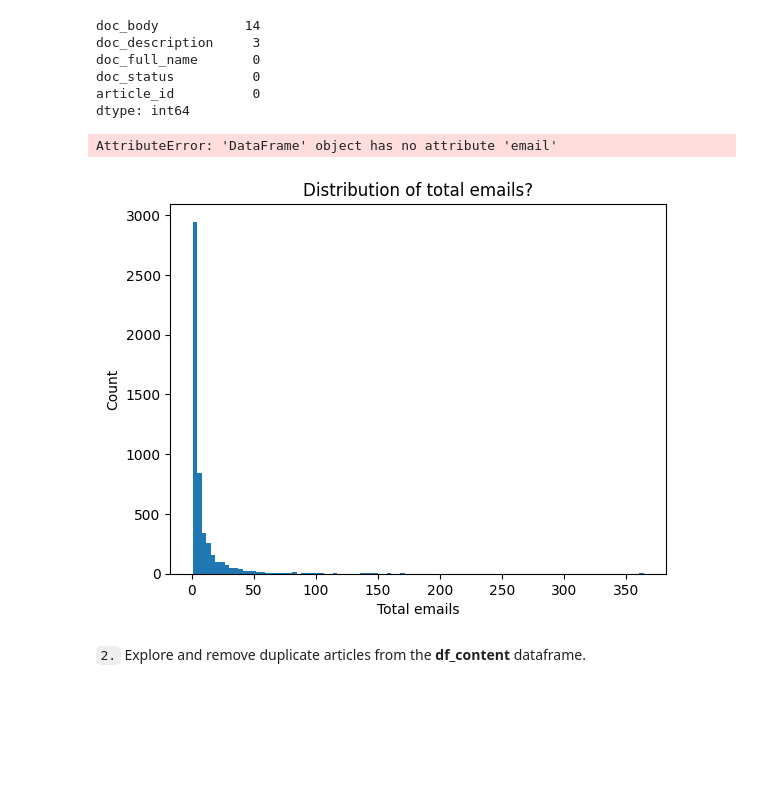
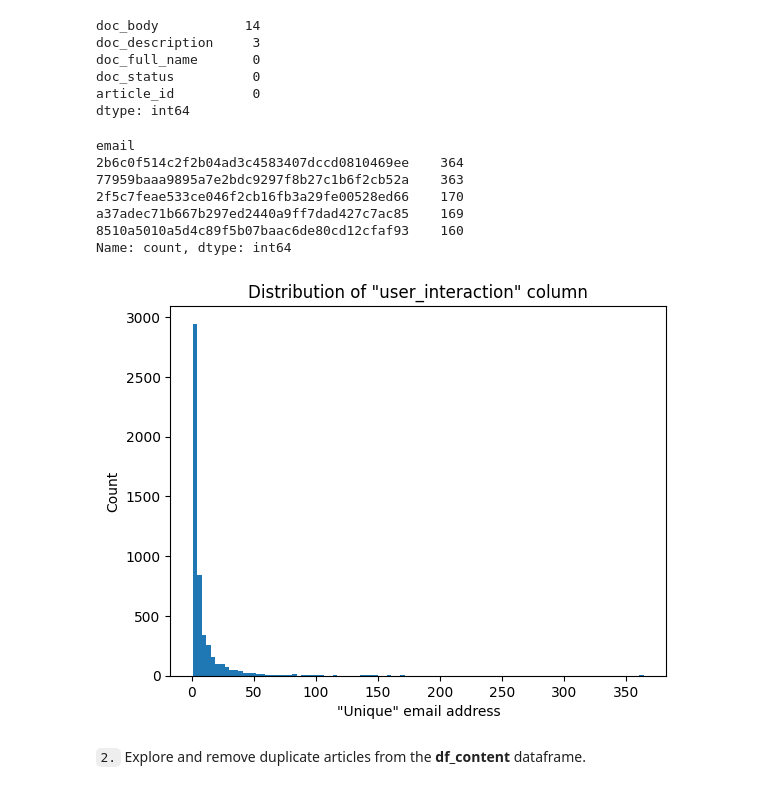
Before and after one commit to wire2coder/ibm-recommender-engine-uda, a Jupyter notebook: Recommendations_with_IBM.ipynb, the cells around one changed output. Cells and saved outputs as stored; diff of their text form; code cells hidden in the pictures; blank space fills up the shorter version.

```diff
--- a/Recommendations_with_IBM.ipynb
+++ b/Recommendations_with_IBM.ipynb
@@ -104,17 +104,24 @@ article_id          0
 dtype: int64
 # %%
 # so each 'email' is a user???
-# Count user interaction
+# Count 'user interaction', this is the number of 'unique' (hashed) email address
 user_interaction = df.email.value_counts(dropna=False)
+user_interaction.head()
 # %% [output]
-AttributeError: 'DataFrame' object has no attribute 'email'
+email
+2b6c0f514c2f2b04ad3c4583407dccd0810469ee    364
+77959baaa9895a7e2bdc9297f8b27c1b6f2cb52a    363
+2f5c7feae533ce046f2cb16fb3a29fe00528ed66    170
+a37adec71b667b297ed2440a9ff7dad427c7ac85    169
+8510a5010a5d4c89f5b07baac6de80cd12cfaf93    160
+Name: count, dtype: int64
 # %%
 plt.figure()
 plt.hist(user_interaction.values, bins=100)
-plt.title('Distribution of total emails?')
-plt.xlabel('Total emails')
+plt.title('Distribution of "user_interaction" column')
+plt.xlabel('"Unique" email address')
 plt.ylabel('Count')
 plt.show()
 # %% [output]
-[figure, old version]
+[figure, new version]
 # %%
```
Also changed, not shown: parts of 13 cells of this notebook, 2 other files.
